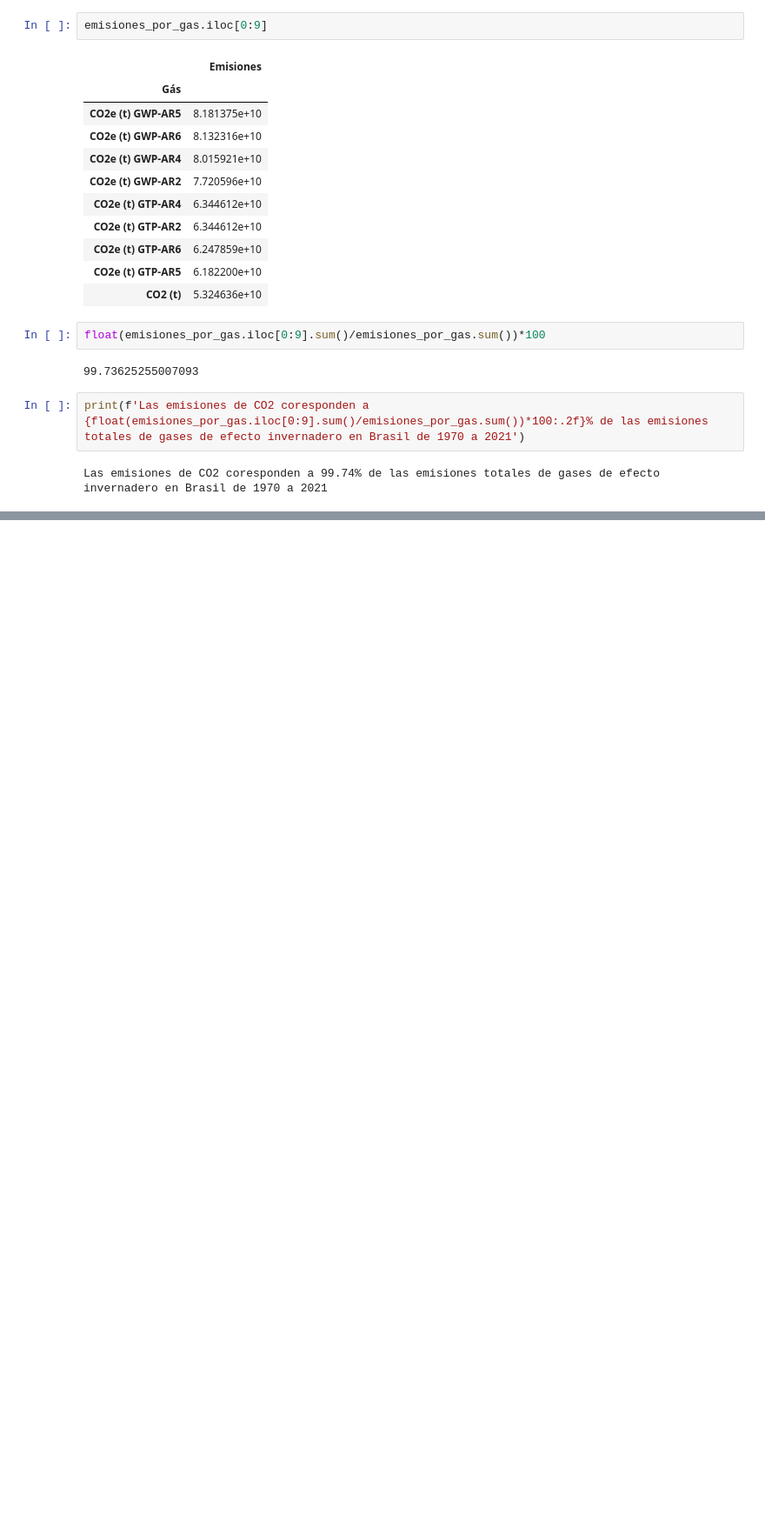
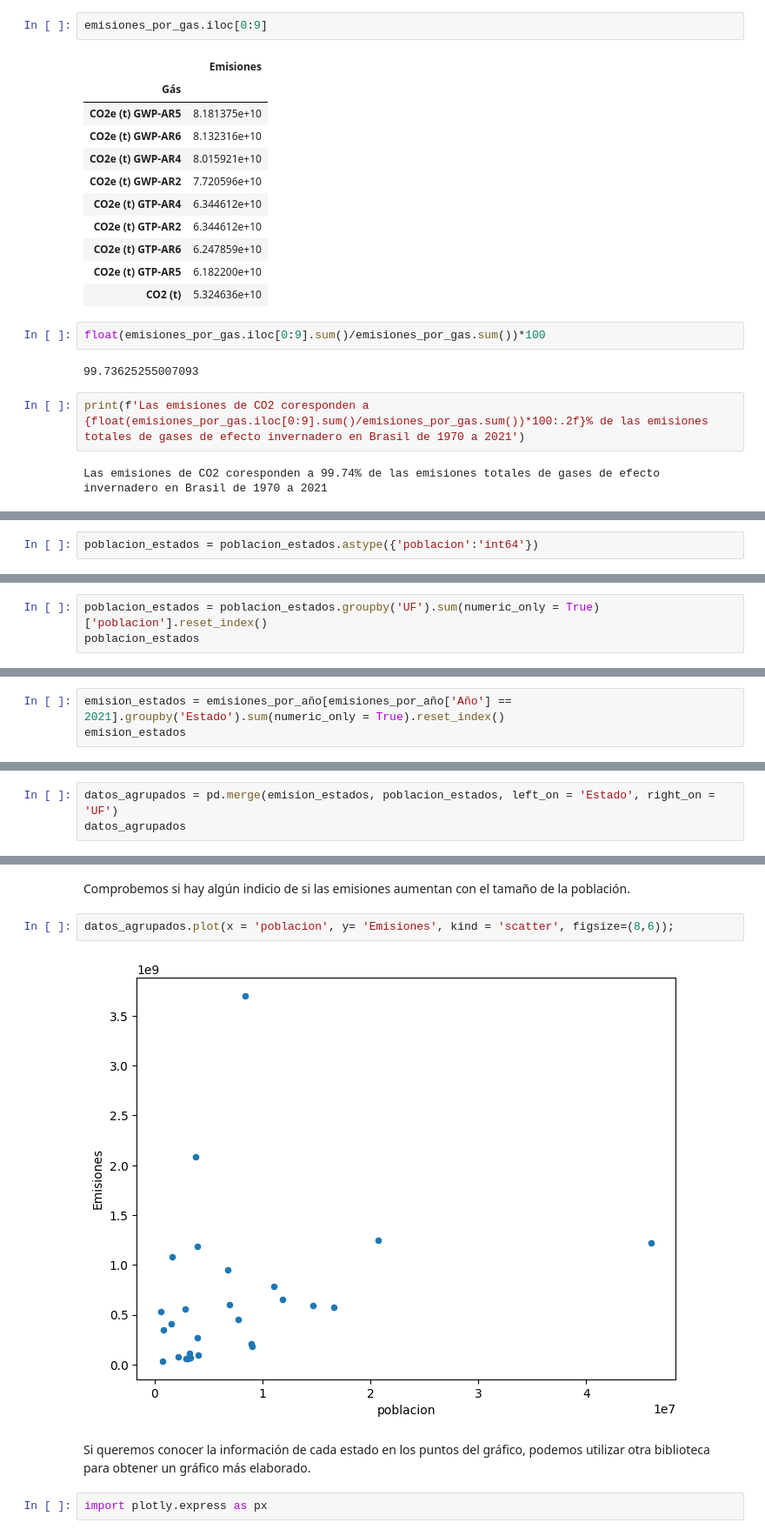
Before and after one commit to dpenamoya-ops/Pandas_seleccionar_y_agrupar_datos, a Jupyter notebook: Selección_y_agrupamiento_de_datos_con_pandas.ipynb, the cells around one changed output, grey strips where cells are left out. Shown at 87% size. Cells and saved outputs as stored; diff of their text form; blank space fills up the shorter version.

```diff
--- a/Selección_y_agrupamiento_de_datos_con_pandas.ipynb
+++ b/Selección_y_agrupamiento_de_datos_con_pandas.ipynb
@@ -375,0 +813,2 @@ Las emisiones de CO2 coresponden a 99.74% de las emisiones totales de gases de e
+# %%
+poblacion_estados = poblacion_estados.astype({'poblacion':'int64'})
@@ -375,0 +831,3 @@ Las emisiones de CO2 coresponden a 99.74% de las emisiones totales de gases de e
+# %%
+poblacion_estados = poblacion_estados.groupby('UF').sum(numeric_only = True)['poblacion'].reset_index()
+poblacion_estados
@@ -375,0 +856,3 @@ Las emisiones de CO2 coresponden a 99.74% de las emisiones totales de gases de e
+# %%
+emision_estados = emisiones_por_año[emisiones_por_año['Año'] == 2021].groupby('Estado').sum(numeric_only = True).reset_index()
+emision_estados
@@ -375,0 +877,3 @@ Las emisiones de CO2 coresponden a 99.74% de las emisiones totales de gases de e
+# %%
+datos_agrupados = pd.merge(emision_estados, poblacion_estados, left_on = 'Estado', right_on = 'UF')
+datos_agrupados
@@ -375,0 +898,10 @@ Las emisiones de CO2 coresponden a 99.74% de las emisiones totales de gases de e
+# %% [markdown]
+Comprobemos si hay algún indicio de si las emisiones aumentan con el tamaño de la población.
+# %%
+datos_agrupados.plot(x = 'poblacion', y= 'Emisiones', kind = 'scatter', figsize=(8,6));
+# %% [output]
+[figure, added]
+# %% [markdown]
+Si queremos conocer la información de cada estado en los puntos del gráfico, podemos utilizar otra biblioteca para obtener un gráfico más elaborado.
+# %%
+import plotly.express as px
```
Also changed, not shown: parts of 55 cells of this notebook.
